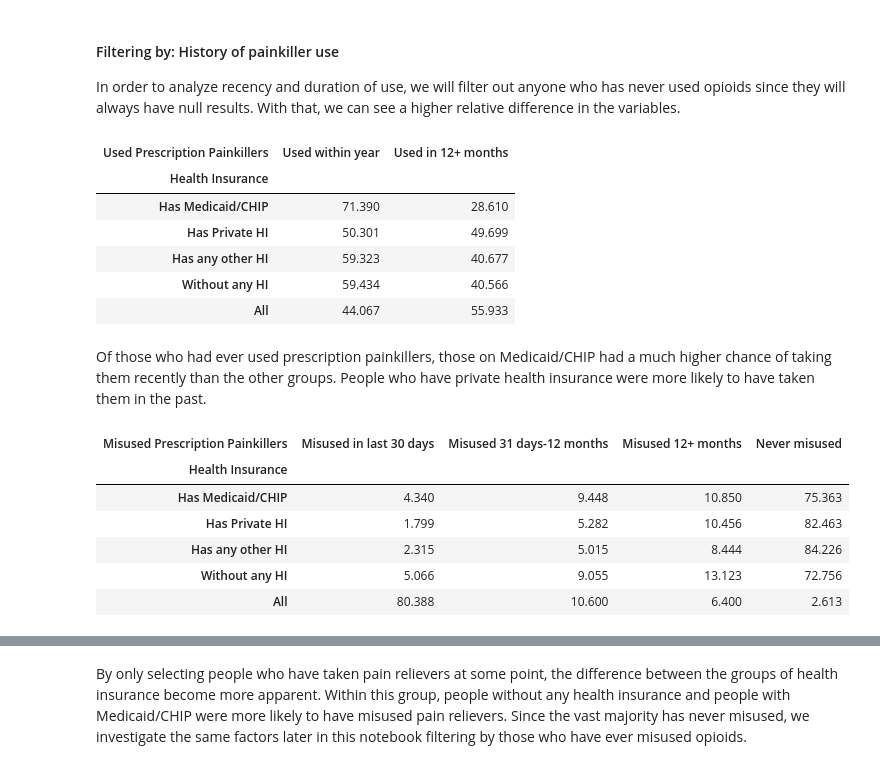
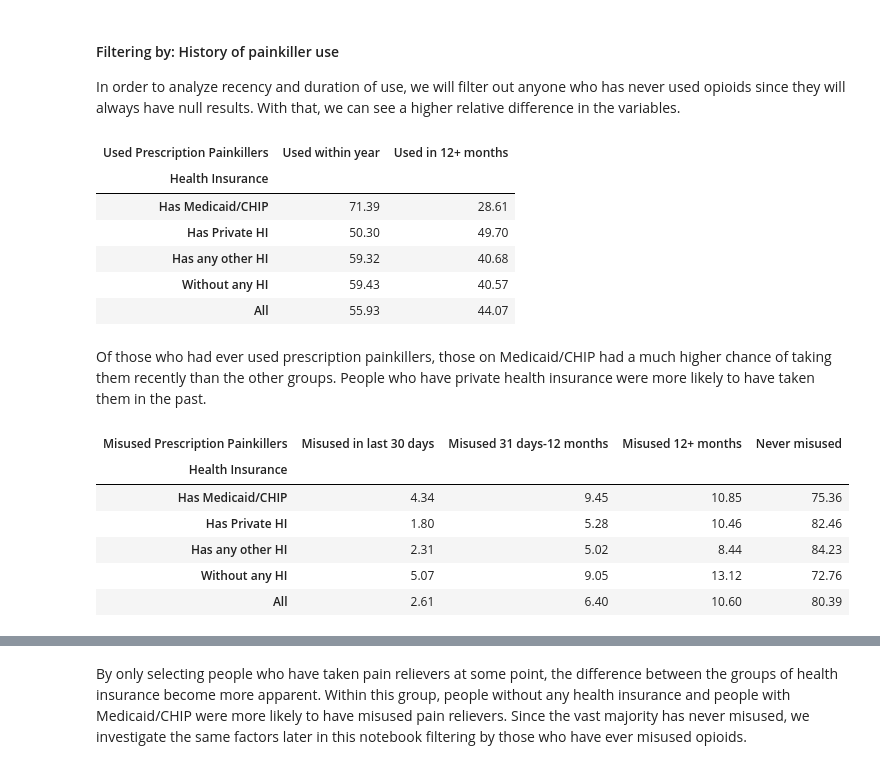
Before and after one commit to mhreid/OpioidsAndDemographics, a Jupyter notebook: project1/project1.ipynb, the cells around one changed output, grey strips where cells are left out. Cells and saved outputs as stored; diff of their text form; code cells hidden in the pictures.

```diff
--- a/project1/project1.ipynb
+++ b/project1/project1.ipynb
@@ -309,30 +310,30 @@ used_pk = df[df.PRES_PAINKILLER_USE != "Never used"]
 ct = pd.crosstab(used_pk["HEALTH_INSURANCE"], used_pk["PRES_PAINKILLER_USE"],
                  rownames=['Health Insurance'], colnames=['Used Prescription Painkillers'],
                  margins=True, normalize='index')
-(ct*100).round(decimals=3)
+(ct*100).round(decimals=2)
 # %% [output]
 | Used Prescription Painkillers | Used within year | Used in 12+ months |
 | Health Insurance |  |  |
-| Has Medicaid/CHIP | 71.390 | 28.610 |
-| Has Private HI | 50.301 | 49.699 |
-| Has any other HI | 59.323 | 40.677 |
-| Without any HI | 59.434 | 40.566 |
-| All | 44.067 | 55.933 |
+| Has Medicaid/CHIP | 71.39 | 28.61 |
+| Has Private HI | 50.30 | 49.70 |
+| Has any other HI | 59.32 | 40.68 |
+| Without any HI | 59.43 | 40.57 |
+| All | 55.93 | 44.07 |
 # %% [markdown]
 Of those who had ever used prescription painkillers, those on Medicaid/CHIP had a much higher chance of taking them recently than the other groups. People who have private health insurance were more likely to have taken them in the past.
 # %%
 ct = pd.crosstab(used_pk["HEALTH_INSURANCE"], used_pk["REC_PAINKILLER_MISUSE"],
                  rownames=['Health Insurance'], colnames=['Misused Prescription Painkillers'],
                   margins=True, normalize='index')
-(ct*100).round(decimals=3)
+(ct*100).round(decimals=2)
 # %% [output]
 | Misused Prescription Painkillers | Misused in last 30 days | Misused 31 days-12 months | Misused 12+ months | Never misused |
 | Health Insurance |  |  |  |  |
-| Has Medicaid/CHIP | 4.340 | 9.448 | 10.850 | 75.363 |
-| Has Private HI | 1.799 | 5.282 | 10.456 | 82.463 |
-| Has any other HI | 2.315 | 5.015 | 8.444 | 84.226 |
-| Without any HI | 5.066 | 9.055 | 13.123 | 72.756 |
-| All | 80.388 | 10.600 | 6.400 | 2.613 |
+| Has Medicaid/CHIP | 4.34 | 9.45 | 10.85 | 75.36 |
+| Has Private HI | 1.80 | 5.28 | 10.46 | 82.46 |
+| Has any other HI | 2.31 | 5.02 | 8.44 | 84.23 |
+| Without any HI | 5.07 | 9.05 | 13.12 | 72.76 |
+| All | 2.61 | 6.40 | 10.60 | 80.39 |
 # %%
 pmf_a = Pmf(used_pk["REC_PAINKILLER_MISUSE"])
 thinkplot.Hist(pmf_a)
```
Also changed, not shown: parts of 24 cells of this notebook, 2 other files.
